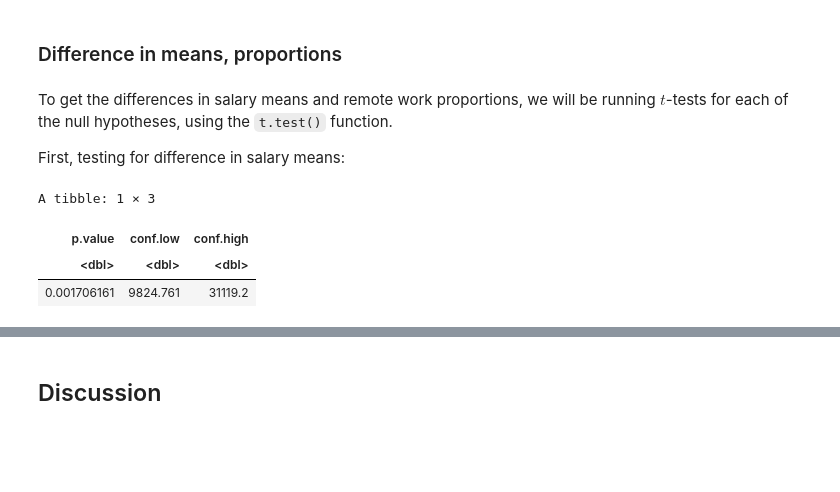
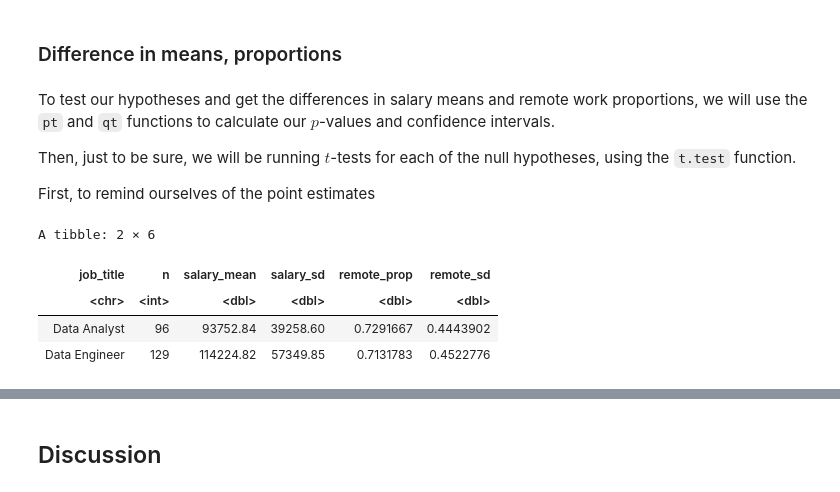
Before and after one commit to AmyChen354/stat-201-project, a Jupyter notebook: group_4_final_report.ipynb, the cells around one changed output, grey strips where cells are left out. Drawn from its saved outputs; the diff is of its cells as text; code cells hidden in the pictures; blank space fills up the shorter version.

Commit message:
Done with coding section, t.test seems redundant
TODO: comments, discussion

````diff
--- a/group_4_final_report.ipynb
+++ b/group_4_final_report.ipynb
@@ -292,19 +293,16 @@ Just as suspected, there is a clear and distinct difference between the salary s
 # %% [markdown]
 ### Difference in means, proportions
 # %% [markdown]
-To get the differences in salary means and remote work proportions, we will be running $t$-tests for each of the null hypotheses, using the ```t.test()``` function.
+To test our hypotheses and get the differences in salary means and remote work proportions, we will use the `pt` and `qt` functions to calculate our $p$-values and confidence intervals.
 
-First, testing for difference in salary means:
+Then, just to be sure, we will be running $t$-tests for each of the null hypotheses, using the `t.test` function.
+
+First, to remind ourselves of the point estimates
-# %%
-mean_t_test <- t.test(x = filter(data_jobs, job_title == "Data Engineer")$salary_in_usd,
-           y = filter(data_jobs, job_title == "Data Analyst")$salary_in_usd,
-           alternative = "two.sided", paired = FALSE, conf.level = 0.90) %>%
-    tidy() %>%
-    select(p.value, conf.low, conf.high)
-
-mean_t_test
-# %% [output]
-A tibble: 1 × 3
-| p.value | conf.low | conf.high |
-| <dbl> | <dbl> | <dbl> |
-| 0.001706161 | 9824.761 | 31119.2 |
+# %%
+data_estimates
+# %% [output]
+A tibble: 2 × 6
+| job_title | n | salary_mean | salary_sd | remote_prop | remote_sd |
+| <chr> | <int> | <dbl> | <dbl> | <dbl> | <dbl> |
+| Data Analyst | 96 | 93752.84 | 39258.60 | 0.7291667 | 0.4443902 |
+| Data Engineer | 129 | 114224.82 | 57349.85 | 0.7131783 | 0.4522776 |
````
Also changed, not shown: parts of 14 cells of this notebook.
